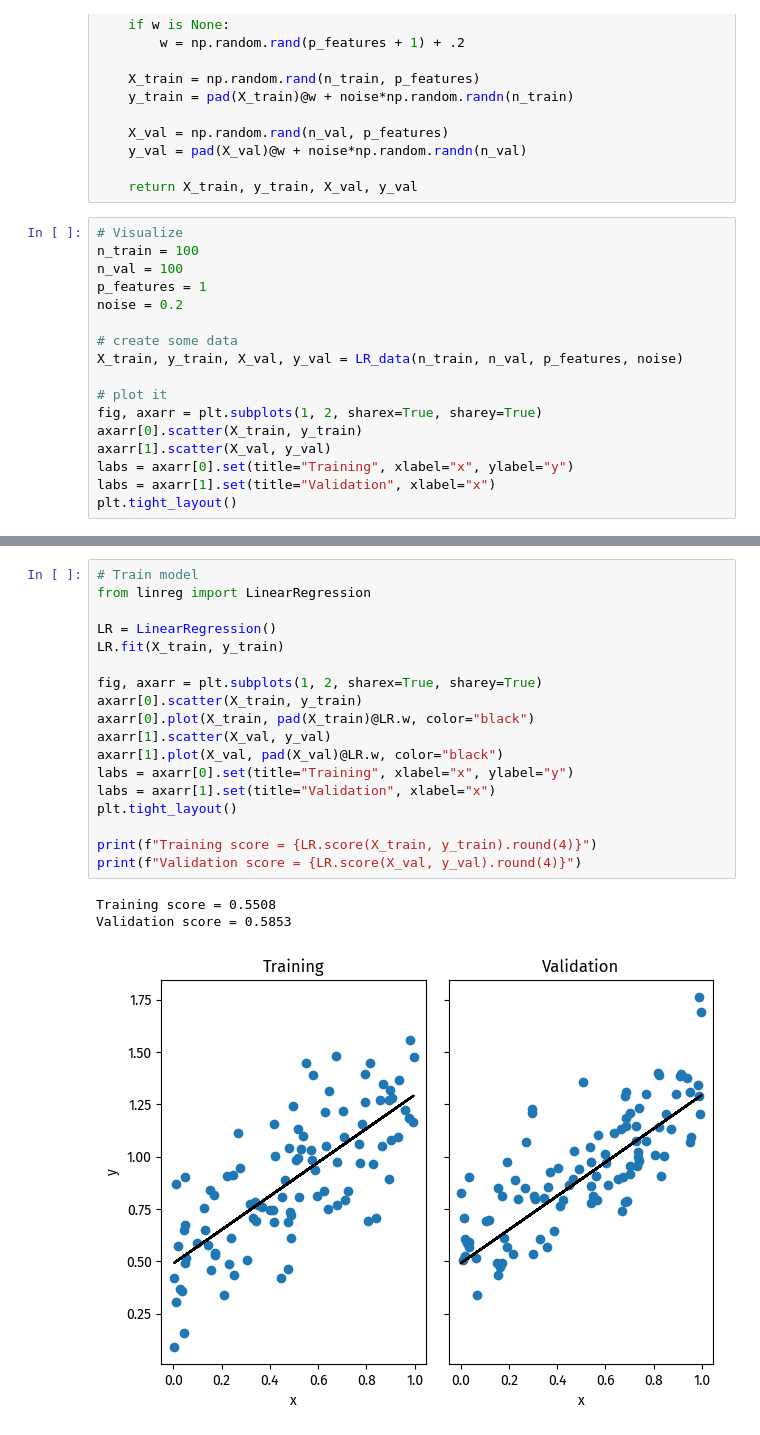
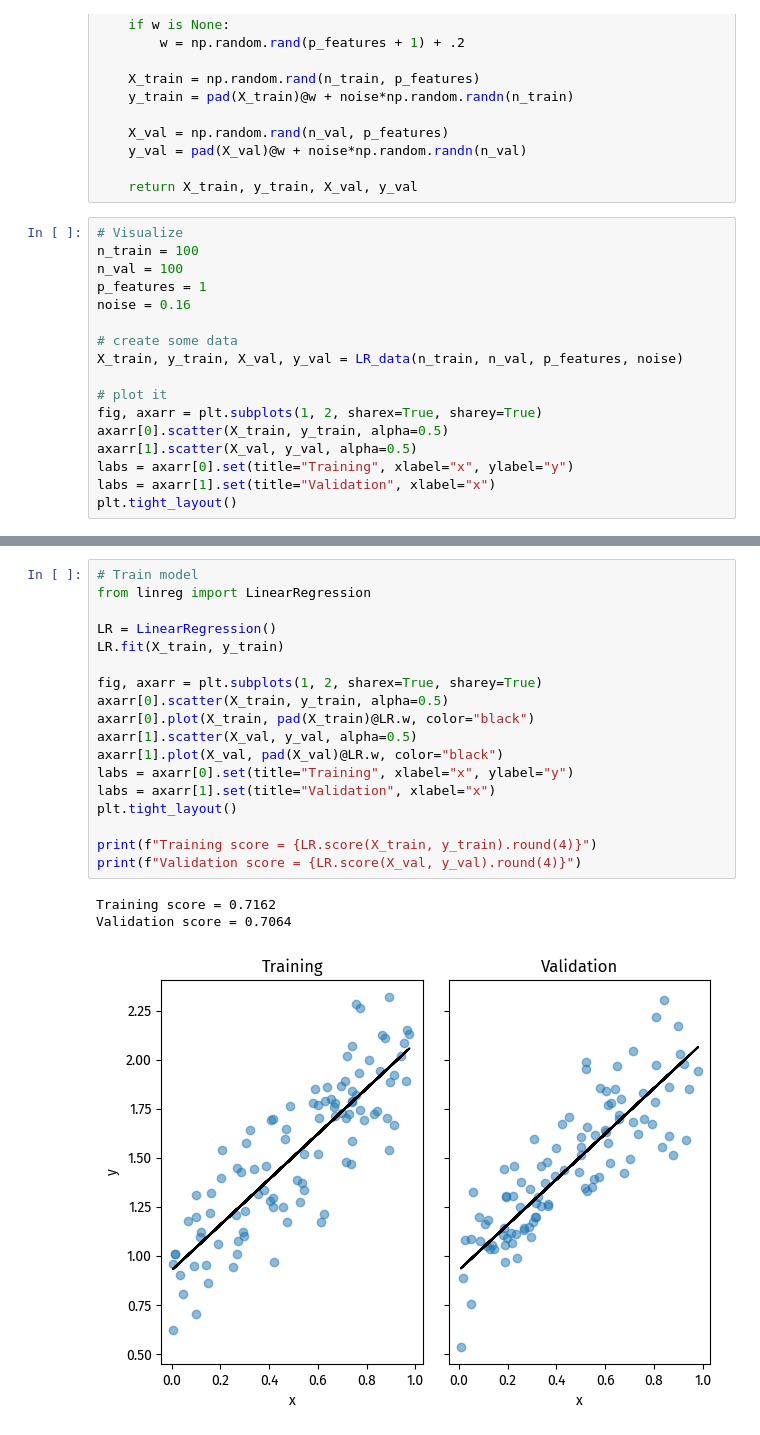
Before and after one commit to doabell/451-blog, a Jupyter notebook: posts/linear-regression/index.ipynb, the cells around one changed output, grey strips where cells are left out. Drawn from its saved outputs; the diff is of its cells as text.

```diff
--- a/posts/linear-regression/index.ipynb
+++ b/posts/linear-regression/index.ipynb
@@ -45,15 +52,15 @@ def LR_data(n_train=100, n_val=100, p_features=1, noise=.1, w=None):
 n_train = 100
 n_val = 100
 p_features = 1
-noise = 0.2
+noise = 0.16
 
 # create some data
 X_train, y_train, X_val, y_val = LR_data(n_train, n_val, p_features, noise)
 
 # plot it
 fig, axarr = plt.subplots(1, 2, sharex=True, sharey=True)
-axarr[0].scatter(X_train, y_train)
-axarr[1].scatter(X_val, y_val)
+axarr[0].scatter(X_train, y_train, alpha=0.5)
+axarr[1].scatter(X_val, y_val, alpha=0.5)
 labs = axarr[0].set(title="Training", xlabel="x", ylabel="y")
 labs = axarr[1].set(title="Validation", xlabel="x")
 plt.tight_layout()
@@ -62,22 +72,22 @@ plt.tight_layout()
 # %%
 # Train model
 from linreg import LinearRegression
 
 LR = LinearRegression()
 LR.fit(X_train, y_train)
 
 fig, axarr = plt.subplots(1, 2, sharex=True, sharey=True)
-axarr[0].scatter(X_train, y_train)
+axarr[0].scatter(X_train, y_train, alpha=0.5)
 axarr[0].plot(X_train, pad(X_train)@LR.w, color="black")
-axarr[1].scatter(X_val, y_val)
+axarr[1].scatter(X_val, y_val, alpha=0.5)
 axarr[1].plot(X_val, pad(X_val)@LR.w, color="black")
 labs = axarr[0].set(title="Training", xlabel="x", ylabel="y")
 labs = axarr[1].set(title="Validation", xlabel="x")
 plt.tight_layout()
 
 print(f"Training score = {LR.score(X_train, y_train).round(4)}")
 print(f"Validation score = {LR.score(X_val, y_val).round(4)}")
 # %% [output]
-Training score = 0.5508
-Validation score = 0.5853
+Training score = 0.7162
+Validation score = 0.7064
-[figure, old version]
+[figure, new version]
```
Also changed, not shown: parts of 37 cells of this notebook.
